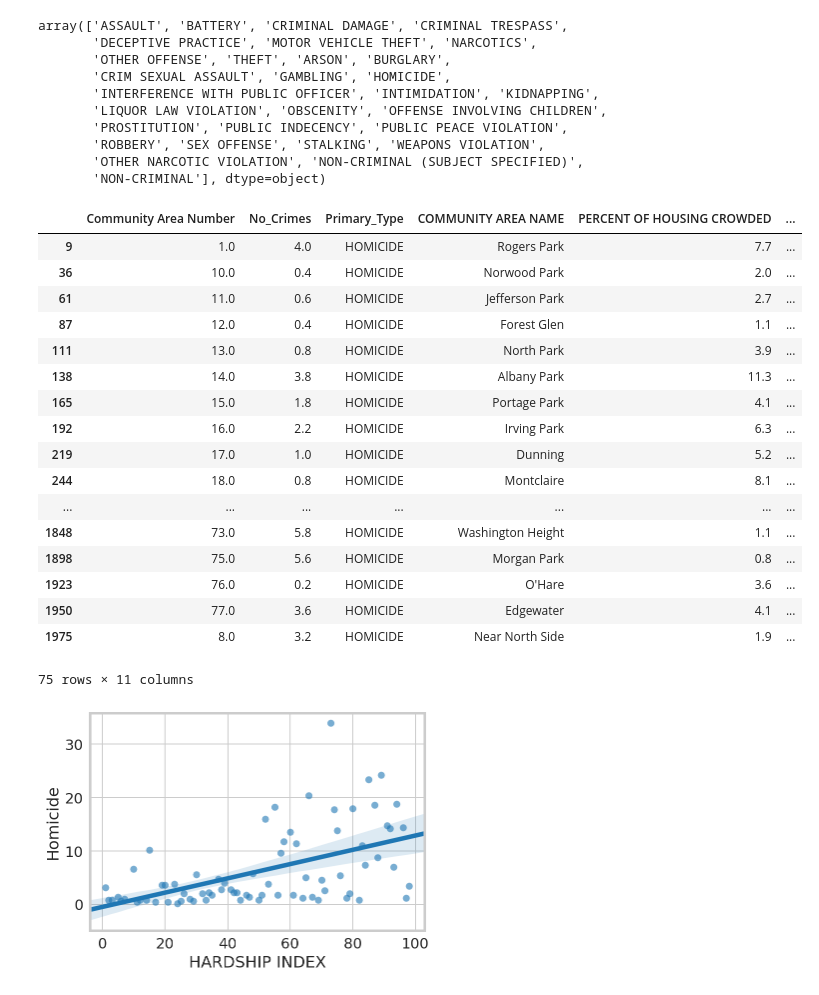
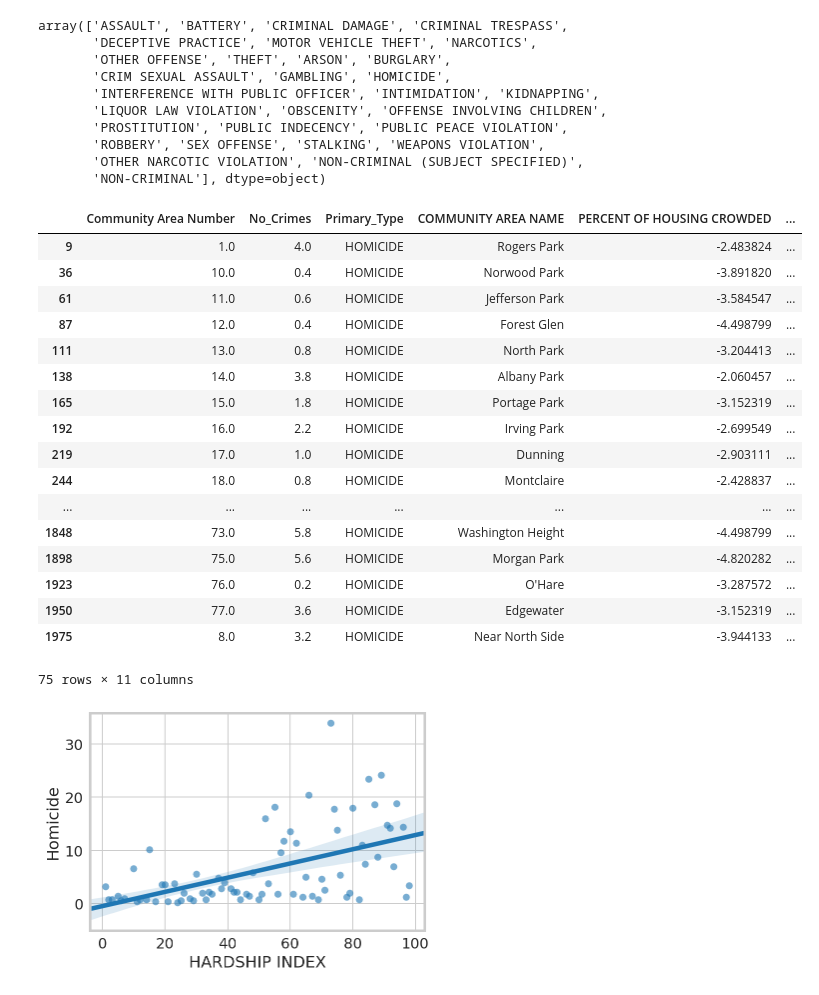
Before and after one commit to bac2qh/ippp_Final_Project, a Jupyter notebook: Crime_Type_Reg_xin.ipynb, the cells around one changed output. Drawn from its saved outputs; the diff is of its cells as text; code cells hidden in the pictures.

```diff
--- a/Crime_Type_Reg_xin.ipynb
+++ b/Crime_Type_Reg_xin.ipynb
@@ -72,28 +74,36 @@ from scipy import stats
 import statsmodels.api as sm
 import statsmodels.formula.api as smf
 import statsmodels.regression.mixed_linear_model as sm_mlm
+# %%
+# create a logit-processed dataframe
+mix_type_logit = mix_type.copy()
+mix_type_logit['PERCENT OF HOUSING CROWDED'] = scipy.special.logit(mix_type_logit['PERCENT OF HOUSING CROWDED']/100)
+mix_type_logit['PERCENT HOUSEHOLDS BELOW POVERTY'] = scipy.special.logit(mix_type_logit['PERCENT HOUSEHOLDS BELOW POVERTY']/100)
+mix_type_logit['PERCENT AGED 16+ UNEMPLOYED'] = scipy.special.logit(mix_type_logit['PERCENT AGED 16+ UNEMPLOYED']/100)
+mix_type_logit['PERCENT AGED 25+ WITHOUT HIGH SCHOOL DIPLOMA'] = scipy.special.logit(mix_type_logit['PERCENT AGED 25+ WITHOUT HIGH SCHOOL DIPLOMA']/100)
+mix_type_logit['PERCENT AGED UNDER 18 OR OVER 64'] = scipy.special.logit(mix_type_logit['PERCENT AGED UNDER 18 OR OVER 64']/100)
 # %%
-homicide = mix_type.loc[(mix_type['Primary_Type'] =='HOMICIDE')]
+homicide = mix_type_logit.loc[(mix_type['Primary_Type'] =='HOMICIDE')]
 #homicide_hardship.head()
 homicide
 # %% [output]
 |  | Community Area Number | No_Crimes | Primary_Type | COMMUNITY AREA NAME | PERCENT OF HOUSING CROWDED | ... |
-| 9 | 1.0 | 4.0 | HOMICIDE | Rogers Park | 7.7 | ... |
-| 36 | 10.0 | 0.4 | HOMICIDE | Norwood Park | 2.0 | ... |
-| 61 | 11.0 | 0.6 | HOMICIDE | Jefferson Park | 2.7 | ... |
-| 87 | 12.0 | 0.4 | HOMICIDE | Forest Glen | 1.1 | ... |
-| 111 | 13.0 | 0.8 | HOMICIDE | North Park | 3.9 | ... |
-| 138 | 14.0 | 3.8 | HOMICIDE | Albany Park | 11.3 | ... |
-| 165 | 15.0 | 1.8 | HOMICIDE | Portage Park | 4.1 | ... |
-| 192 | 16.0 | 2.2 | HOMICIDE | Irving Park | 6.3 | ... |
-| 219 | 17.0 | 1.0 | HOMICIDE | Dunning | 5.2 | ... |
-| 244 | 18.0 | 0.8 | HOMICIDE | Montclaire | 8.1 | ... |
+| 9 | 1.0 | 4.0 | HOMICIDE | Rogers Park | -2.483824 | ... |
+| 36 | 10.0 | 0.4 | HOMICIDE | Norwood Park | -3.891820 | ... |
+| 61 | 11.0 | 0.6 | HOMICIDE | Jefferson Park | -3.584547 | ... |
+| 87 | 12.0 | 0.4 | HOMICIDE | Forest Glen | -4.498799 | ... |
+| 111 | 13.0 | 0.8 | HOMICIDE | North Park | -3.204413 | ... |
+| 138 | 14.0 | 3.8 | HOMICIDE | Albany Park | -2.060457 | ... |
+| 165 | 15.0 | 1.8 | HOMICIDE | Portage Park | -3.152319 | ... |
+| 192 | 16.0 | 2.2 | HOMICIDE | Irving Park | -2.699549 | ... |
+| 219 | 17.0 | 1.0 | HOMICIDE | Dunning | -2.903111 | ... |
+| 244 | 18.0 | 0.8 | HOMICIDE | Montclaire | -2.428837 | ... |
 | ... | ... | ... | ... | ... | ... | ... |
-| 1848 | 73.0 | 5.8 | HOMICIDE | Washington Height | 1.1 | ... |
-| 1898 | 75.0 | 5.6 | HOMICIDE | Morgan Park | 0.8 | ... |
-| 1923 | 76.0 | 0.2 | HOMICIDE | O'Hare | 3.6 | ... |
-| 1950 | 77.0 | 3.6 | HOMICIDE | Edgewater | 4.1 | ... |
-| 1975 | 8.0 | 3.2 | HOMICIDE | Near North Side | 1.9 | ... |
+| 1848 | 73.0 | 5.8 | HOMICIDE | Washington Height | -4.498799 | ... |
+| 1898 | 75.0 | 5.6 | HOMICIDE | Morgan Park | -4.820282 | ... |
+| 1923 | 76.0 | 0.2 | HOMICIDE | O'Hare | -3.287572 | ... |
+| 1950 | 77.0 | 3.6 | HOMICIDE | Edgewater | -3.152319 | ... |
+| 1975 | 8.0 | 3.2 | HOMICIDE | Near North Side | -3.944133 | ... |
 75 rows × 11 columns
 # %%
 # homicide_hardship = homicide[['HARDSHIP INDEX','No_Crimes']]
```
Also changed, not shown: parts of 15 cells of this notebook.
